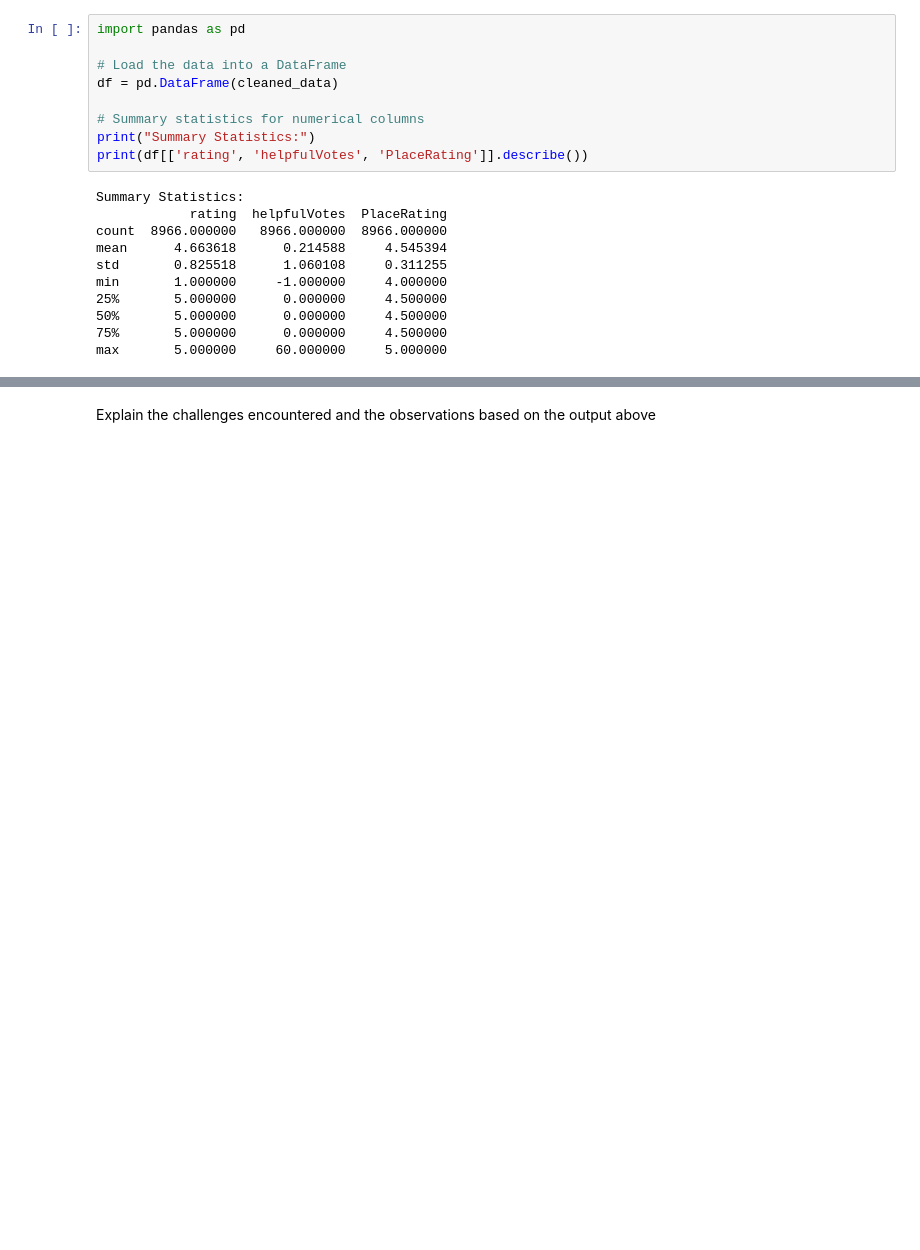
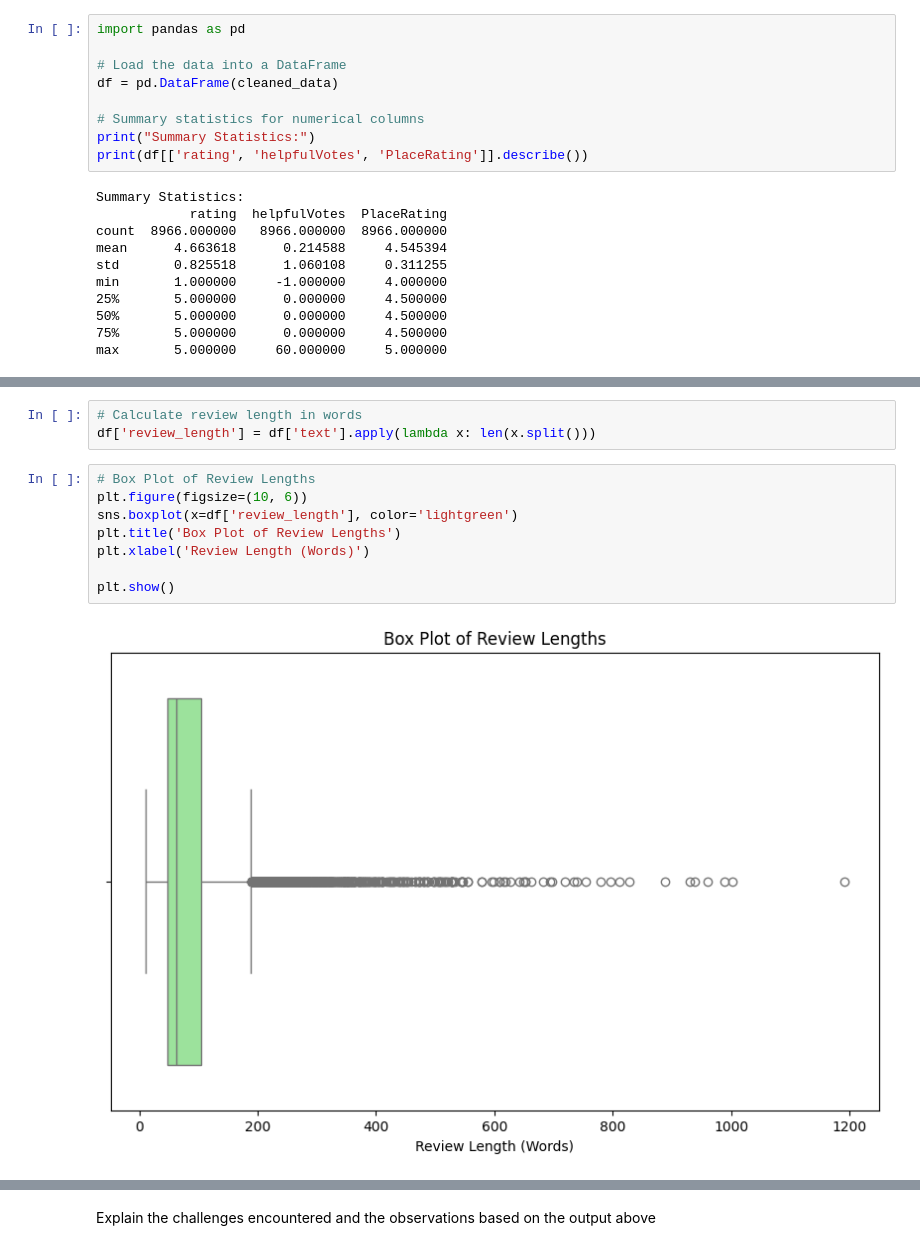
Before and after one commit to j-ranasinghe/nlp_cw, a Jupyter notebook: Solution_GroupH.ipynb, the cells around one changed output, grey strips where cells are left out. Saved outputs shown, nothing was run; the diff lists cells and outputs as text; blank space fills up the shorter version.

```diff
--- a/Solution_GroupH.ipynb
+++ b/Solution_GroupH.ipynb
@@ -162,0 +167,13 @@ plt.show()
+# %%
+# Calculate review length in words
+df['review_length'] = df['text'].apply(lambda x: len(x.split()))
+# %%
+# Box Plot of Review Lengths
+plt.figure(figsize=(10, 6))
+sns.boxplot(x=df['review_length'], color='lightgreen')
+plt.title('Box Plot of Review Lengths')
+plt.xlabel('Review Length (Words)')
+
+plt.show()
+# %% [output]
+[figure, added]
```
Also changed, not shown: parts of 13 cells of this notebook.
